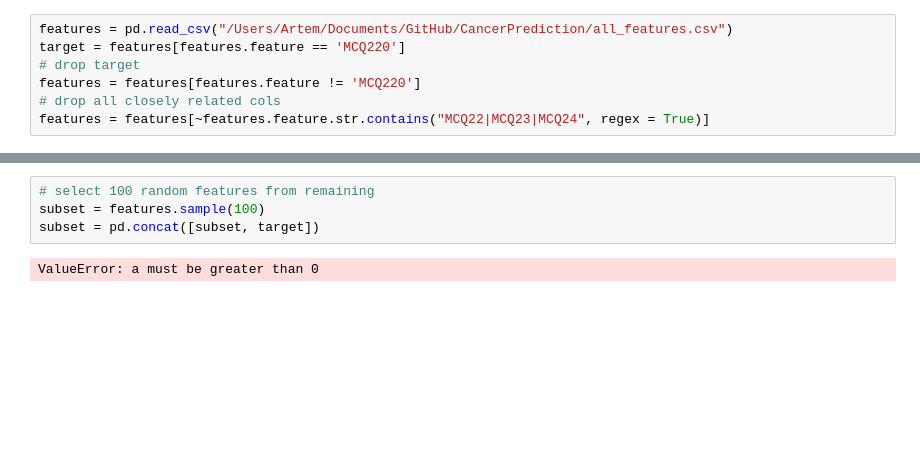
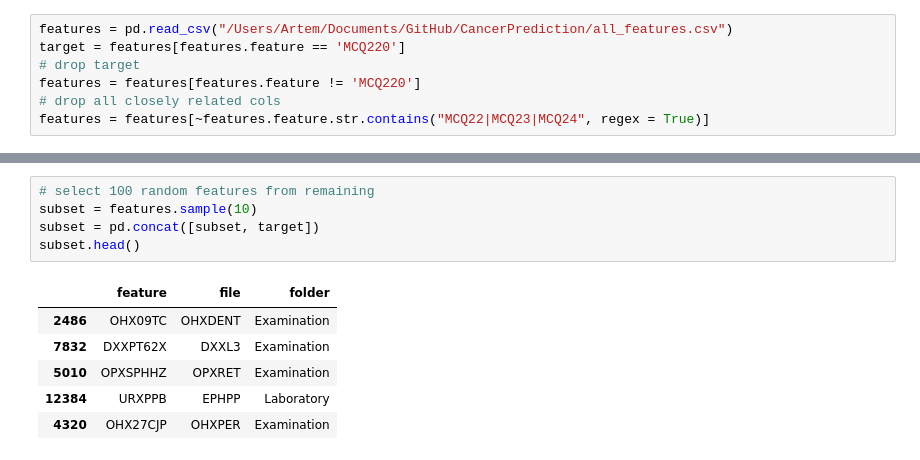
Before and after one commit to apashch/CancerPrediction, a Jupyter notebook: FeatureSelection.ipynb, the cells around one changed output, grey strips where cells are left out. Drawn from its saved outputs; the diff is of its cells as text; blank space fills up the shorter version.

```diff
--- a/FeatureSelection.ipynb
+++ b/FeatureSelection.ipynb
@@ -26,6 +31,12 @@ features = features[~features.file.str.contains("_I")]
 # %%
 # select 100 random features from remaining
-subset = features.sample(100)
+subset = features.sample(10)
 subset = pd.concat([subset, target])
+subset.head()
 # %% [output]
-ValueError: a must be greater than 0
+|  | feature | file | folder |
+| 2486 | OHX09TC | OHXDENT | Examination |
+| 7832 | DXXPT62X | DXXL3 | Examination |
+| 5010 | OPXSPHHZ | OPXRET | Examination |
+| 12384 | URXPPB | EPHPP | Laboratory |
+| 4320 | OHX27CJP | OHXPER | Examination |
```
Also changed, not shown: parts of 6 cells of this notebook, 6 other files.
